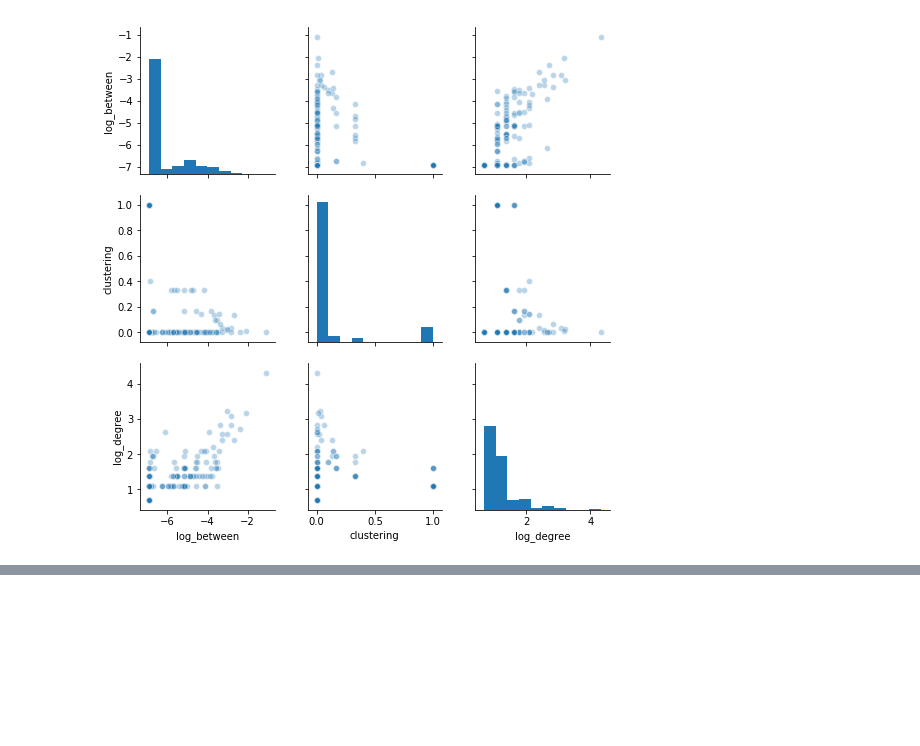
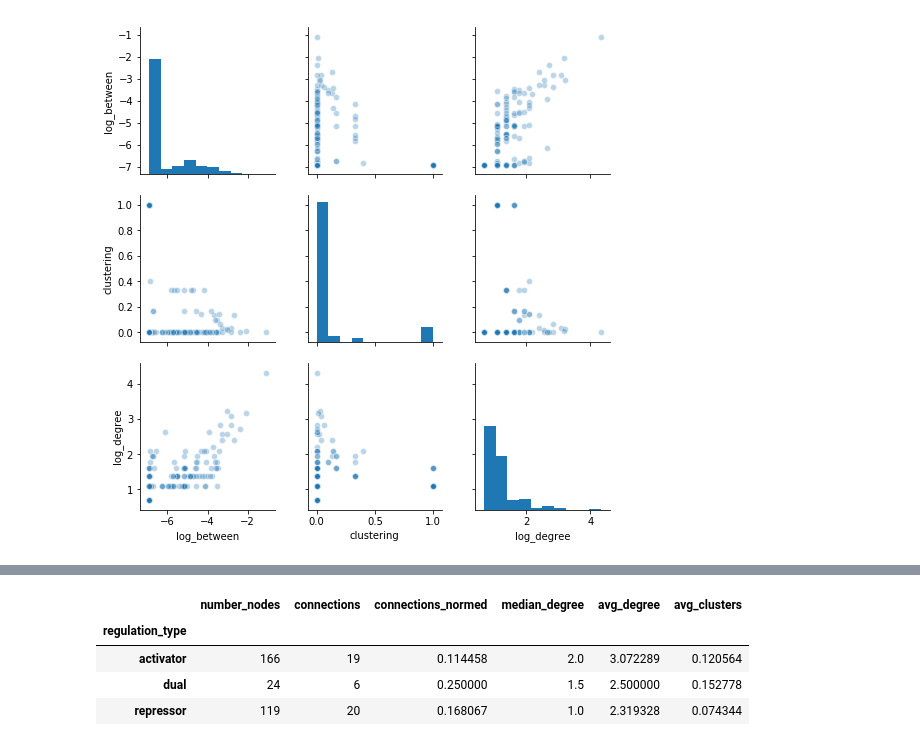
Before and after one commit to Trancefiend/Unit-6, a Jupyter notebook: Network Capstone 2.ipynb, the cells around one changed output, grey strips where cells are left out. Saved outputs shown, nothing was run; the diff lists cells and outputs as text; code cells hidden in the pictures; blank space fills up the shorter version.

```diff
--- a/Network Capstone 2.ipynb
+++ b/Network Capstone 2.ipynb
@@ -237,0 +271,17 @@ plt.show()
+# %%
+component_df = pd.DataFrame()
+component_df['number_nodes'] = graph_stats.groupby('regulation_type')['component'].count()
+component_df['connections'] = graph_stats.groupby('regulation_type')['component'].apply(lambda x: len(set(x)))
+component_df['connections_normed'] = component_df.connections/component_df.number_nodes
+component_df['median_degree'] = graph_stats.groupby('regulation_type')['degree'].median()
+component_df['avg_degree'] = graph_stats.groupby('regulation_type')['degree'].mean()
+#component_df['count_clusters'] = graph_stats.groupby('regulation_type')['clustering'].count()
+component_df['avg_clusters'] = graph_stats.groupby('regulation_type')['clustering'].mean()
+#component_df['avg_centrality'] = graph_stats.groupby('betweenness_cent')['clustering'].mean()
+component_df
+# %% [output]
+|  | number_nodes | connections | connections_normed | median_degree | avg_degree | avg_clusters |
+| regulation_type |  |  |  |  |  |  |
+| activator | 166 | 19 | 0.114458 | 2.0 | 3.072289 | 0.120564 |
+| dual | 24 | 6 | 0.250000 | 1.5 | 2.500000 | 0.152778 |
+| repressor | 119 | 20 | 0.168067 | 1.0 | 2.319328 | 0.074344 |
```
Also changed, not shown: parts of 6 cells of this notebook.
